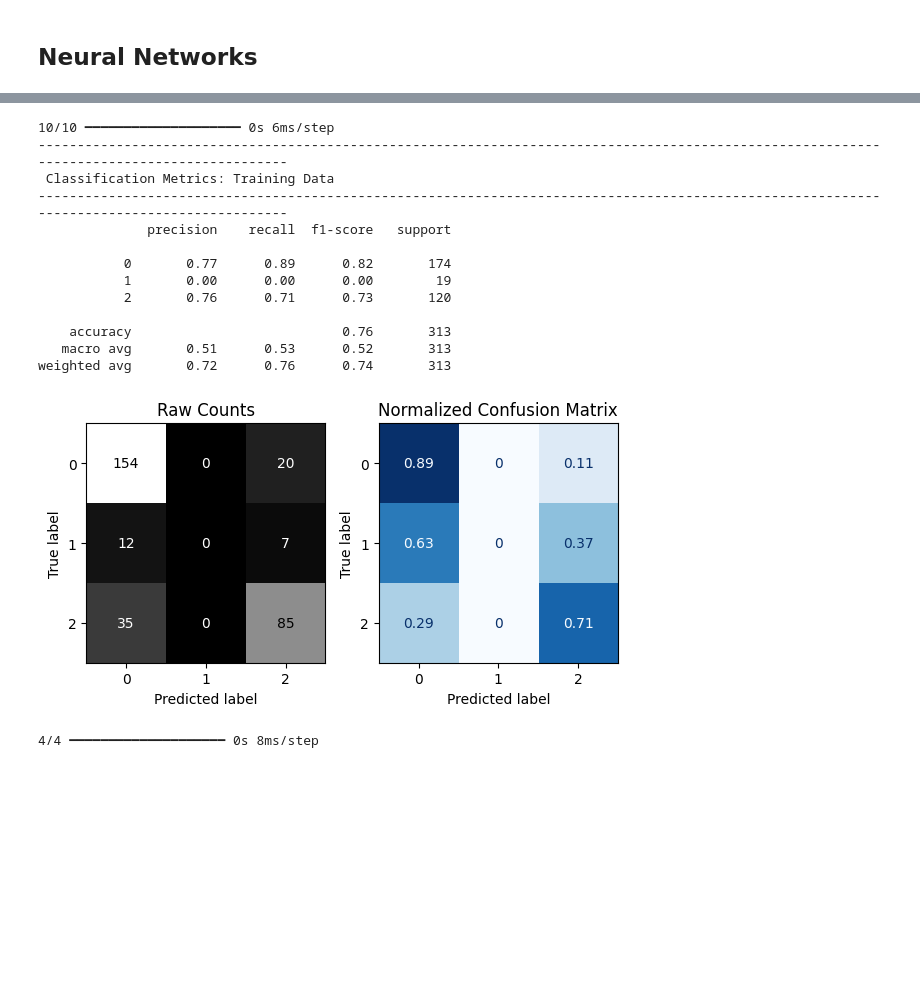
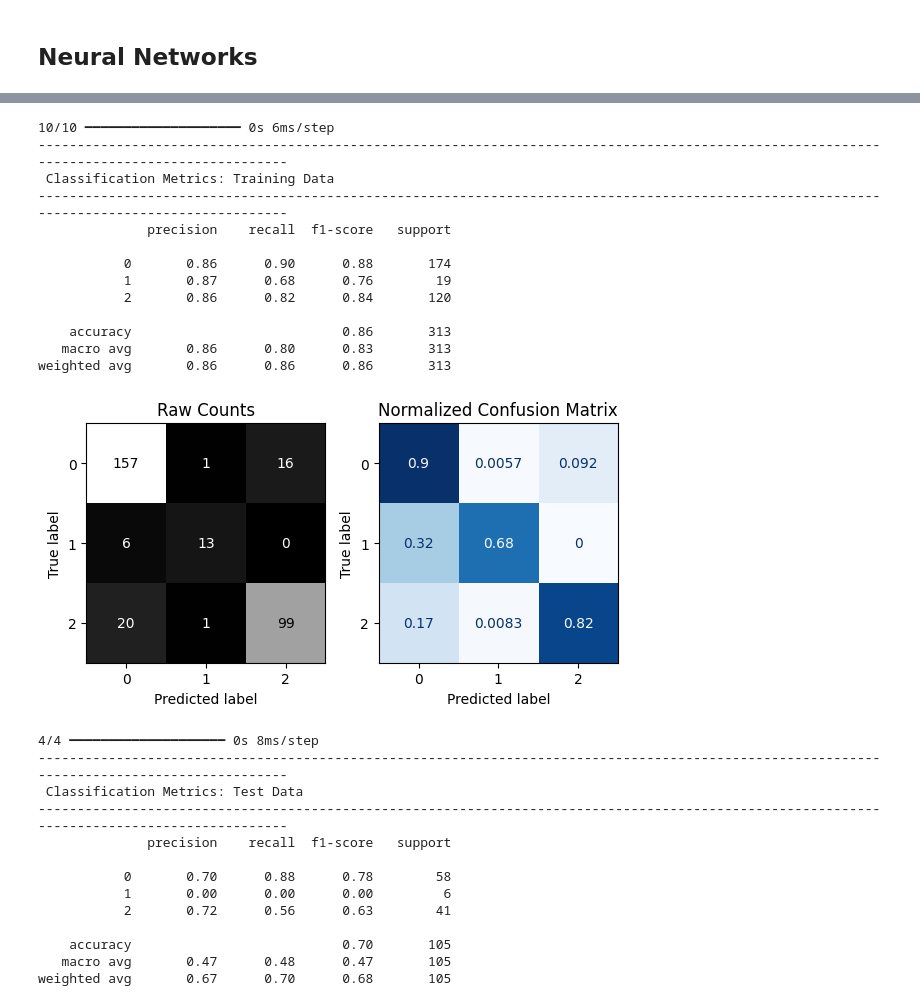
Before and after one commit to swirita/Cirrhosis-Prediction, a Jupyter notebook: Cirrhosis_Prediction.ipynb, the cells around one changed output, grey strips where cells are left out. Saved outputs shown, nothing was run; the diff lists cells and outputs as text; code cells hidden in the pictures; blank space fills up the shorter version.

Commit message:
Keras Tuner

```diff
--- a/Cirrhosis_Prediction.ipynb
+++ b/Cirrhosis_Prediction.ipynb
@@ -657,10 +682,15 @@ def evaluate_classification(model,X_train,y_train,X_test,y_test,figsize=(6, 4),n
     # Helper function to get predictions in the correct format
     def get_predictions(model, X_data):
         y_pred = model.predict(X_data)
-        # If the model predicts probabilities (e.g., Keras/TensorFlow model)
-        if hasattr(y_pred, 'shape') and len(y_pred.shape) > 1 and y_pred.shape[1] > 1:
-            return np.argmax(y_pred, axis=1)
-        # Otherwise, assume it already returns class labels (e.g., scikit-learn classifiers)
+        # Check if model output is probabilities (Keras/TensorFlow model)
+        if isinstance(model, (tf.keras.Model, tf.keras.Sequential)):
+            # If it's a binary classification output (shape (n_samples, 1))
+            if y_pred.shape[-1] == 1:
+                return (y_pred > 0.5).astype(int).flatten()
+            # If it's a multiclass classification output (shape (n_samples, n_classes > 1))
+            elif y_pred.shape[-1] > 1:
+                return np.argmax(y_pred, axis=1)
+        # Otherwise, assume it's a scikit-learn model already returning class labels
         return y_pred
 
     # Get predictions for training data
@@ -1925,0 +1853,17 @@ Epoch 33/50
+# %%
+folder= 'KerasTuner/'
+os.makedirs(folder, exist_ok=True)
+
+# tuner object
+tuner= kt.Hyperband(build_model,
+                    objective='val_accuracy',
+                    max_epochs=50,
+                    directory=folder,
+                    overwrite= True,
+                    seed= 42,
+                    project_name='Cirrhosis_Tuning')
+
+epochs=50
+tuner.search(X_train_pre, y_train_enc, epochs=epochs,
+             validation_split=0.2,
+             callbacks=[early_stopping])
@@ -1925,0 +1876,7 @@ Epoch 33/50
+# %%
+best_hps= tuner.get_best_hyperparameters()[0]
+print(best_hps.values)
+
+# obtain best model
+best_model= tuner.get_best_models()[0]
+best_model.summary()
@@ -1925,0 +1904,4 @@ Epoch 33/50
+# %%
+history = best_model.fit(X_train_pre, y_train_enc, epochs=epochs,
+                            validation_split=0.2,
+                            callbacks=[early_stopping])
@@ -1930,18 +1925,30 @@ plot_history(history);
 # %%
-evaluate_classification(model, X_train_pre, y_train_enc, X_test_pre, y_test_enc)
+evaluate_classification(best_model,X_train_pre, y_train_enc, X_test_pre, y_test_enc)
 # %% [output]
 10/10 ━━━━━━━━━━━━━━━━━━━━ 0s 6ms/step
 --------------------------------------------------------------------------------------------------------------------------------------------
  Classification Metrics: Training Data
 --------------------------------------------------------------------------------------------------------------------------------------------
               precision    recall  f1-score   support
 
-           0       0.77      0.89      0.82       174
-           1       0.00      0.00      0.00        19
-           2       0.76      0.71      0.73       120
+           0       0.86      0.90      0.88       174
+           1       0.87      0.68      0.76        19
+           2       0.86      0.82      0.84       120
 
-    accuracy                           0.76       313
-   macro avg       0.51      0.53      0.52       313
-weighted avg       0.72      0.76      0.74       313
+    accuracy                           0.86       313
+   macro avg       0.86      0.80      0.83       313
+weighted avg       0.86      0.86      0.86       313
-[figure, old version]
+[figure, new version]
 4/4 ━━━━━━━━━━━━━━━━━━━━ 0s 8ms/step
+--------------------------------------------------------------------------------------------------------------------------------------------
+ Classification Metrics: Test Data
+--------------------------------------------------------------------------------------------------------------------------------------------
+              precision    recall  f1-score   support
+
+           0       0.70      0.88      0.78        58
+           1       0.00      0.00      0.00         6
+           2       0.72      0.56      0.63        41
+
+    accuracy                           0.70       105
+   macro avg       0.47      0.48      0.47       105
+weighted avg       0.67      0.70      0.68       105
```
Also changed, not shown: parts of 17 cells of this notebook.
